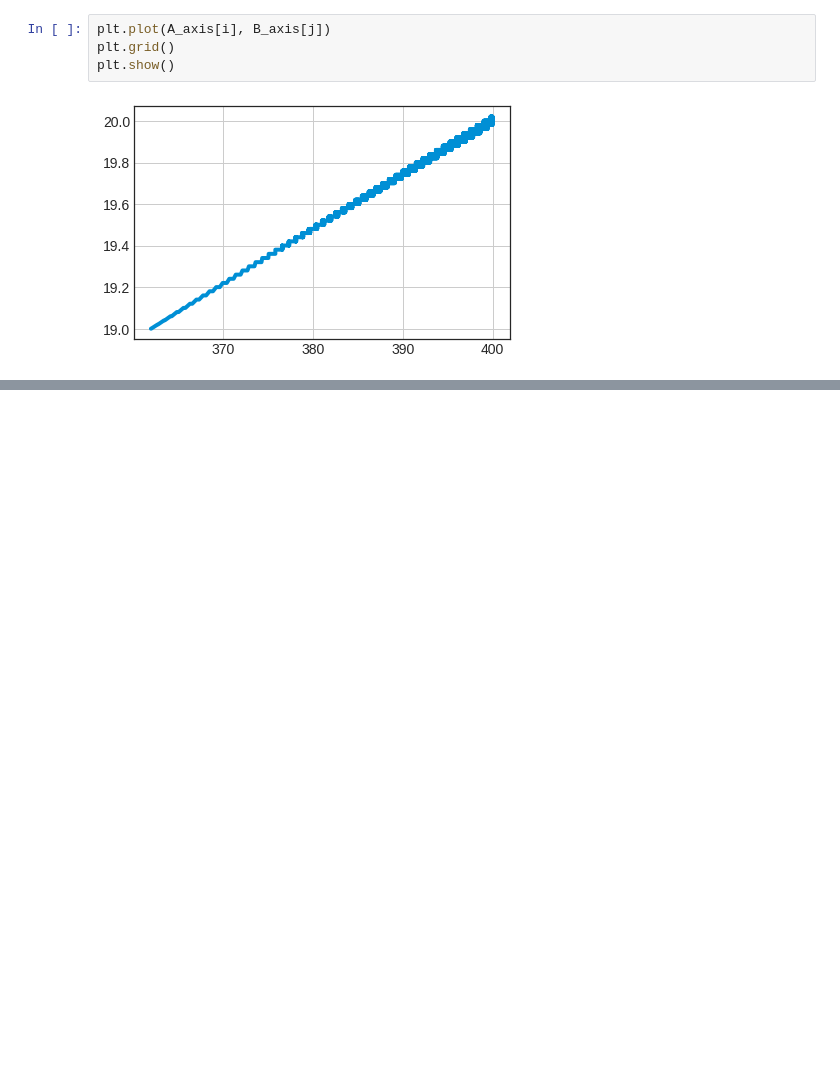
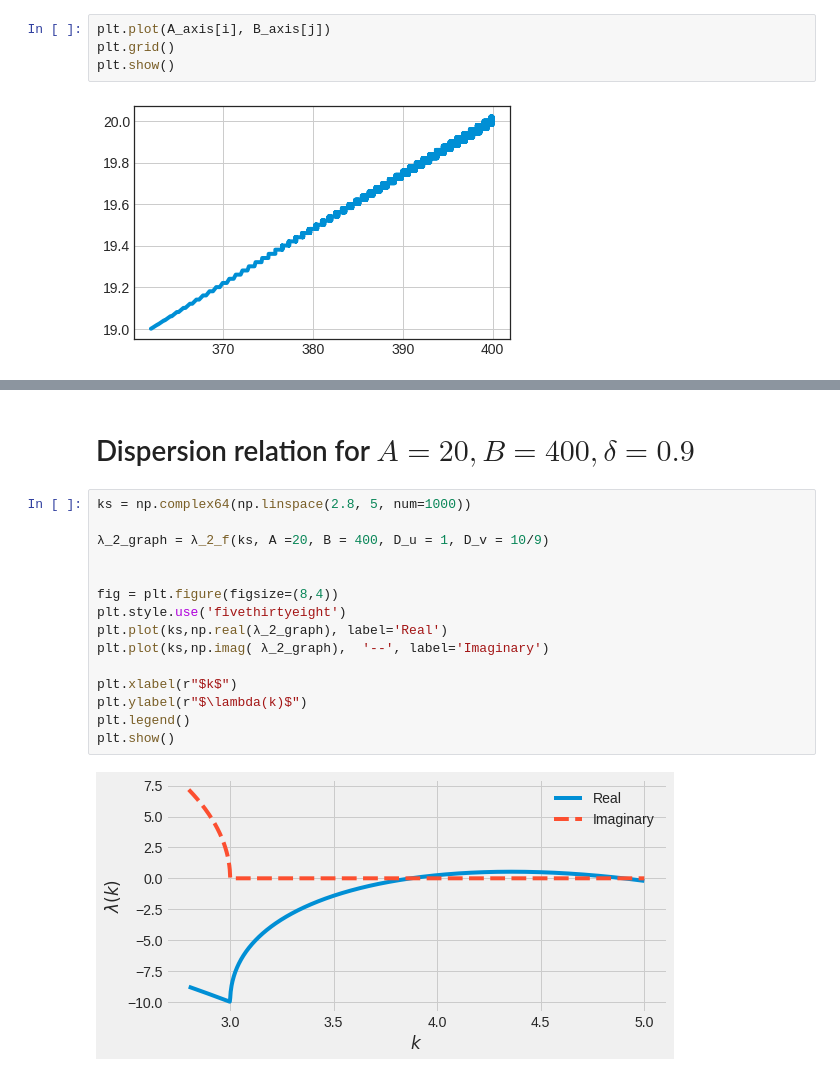
Before and after one commit to rpazuki/morpho_repo, a Jupyter notebook: amplitude_method/PDE_linear_stability.ipynb, the cells around one changed output, grey strips where cells are left out. Cells and saved outputs as stored; diff of their text form; blank space fills up the shorter version.

```diff
--- a/amplitude_method/PDE_linear_stability.ipynb
+++ b/amplitude_method/PDE_linear_stability.ipynb
@@ -729,0 +763,19 @@ plt.show()
+# %% [markdown]
+# Dispersion relation for $A = 20, B = 400, \delta = 0.9$
+# %%
+ks = np.complex64(np.linspace(2.8, 5, num=1000))
+
+λ_2_graph = λ_2_f(ks, A =20, B = 400, D_u = 1, D_v = 10/9)
+
+
+fig = plt.figure(figsize=(8,4))
+plt.style.use('fivethirtyeight')
+plt.plot(ks,np.real(λ_2_graph), label='Real')
+plt.plot(ks,np.imag( λ_2_graph),  '--', label='Imaginary')
+
+plt.xlabel(r"$k$")
+plt.ylabel(r"$\lambda(k)$")
+plt.legend()
+plt.show()
+# %% [output]
+[figure, added]
```
Also changed, not shown: parts of 22 cells of this notebook, 7 other files.
